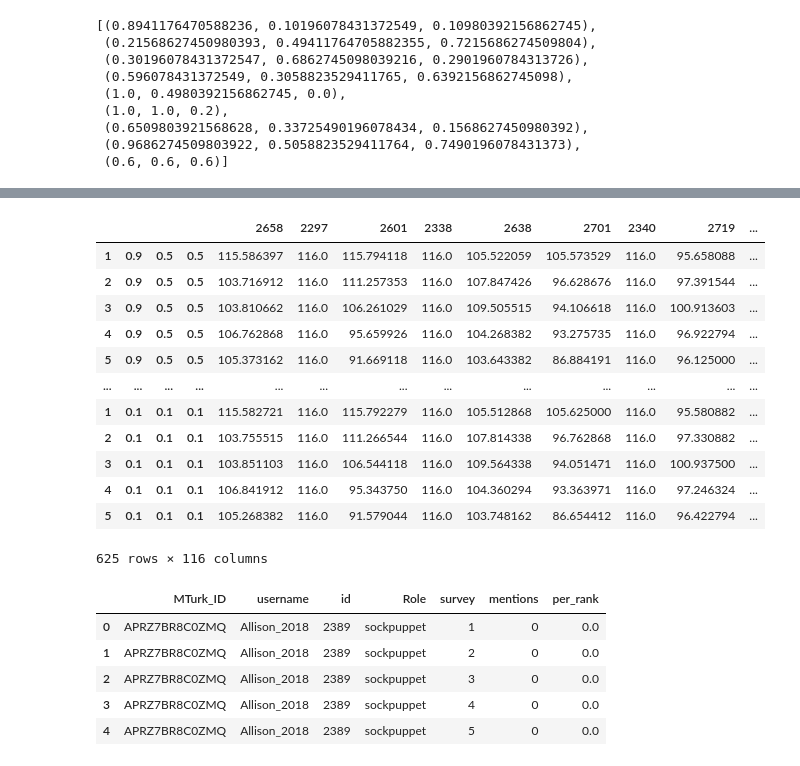
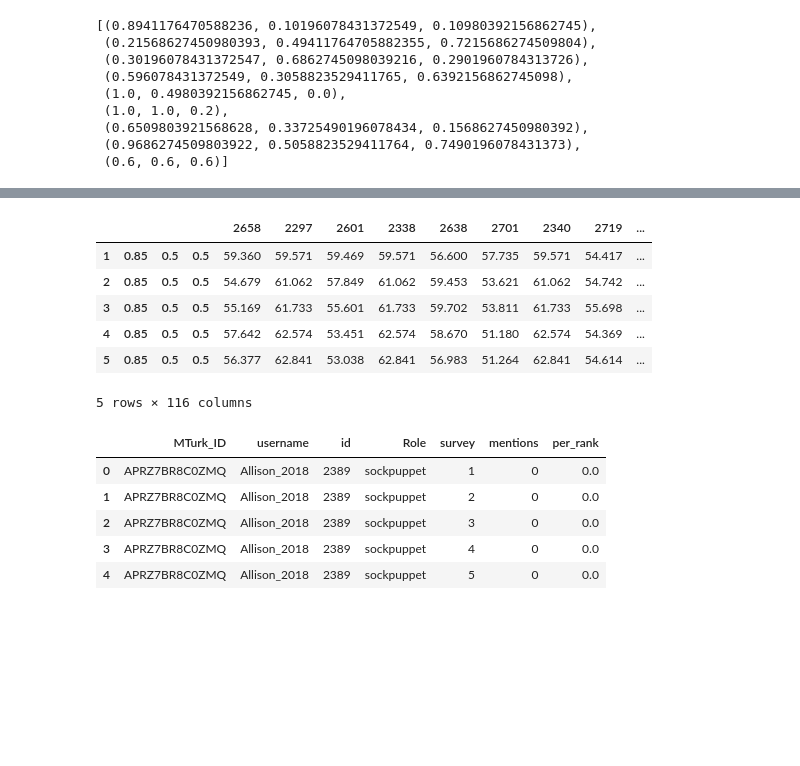
Before and after one commit to ruiliu310/dartpost-research, a Jupyter notebook: pr_results.ipynb, the cells around one changed output, grey strips where cells are left out. Drawn from its saved outputs; the diff is of its cells as text; code cells hidden in the pictures; blank space fills up the shorter version.

```diff
--- a/pr_results.ipynb
+++ b/pr_results.ipynb
@@ -107,5 +146,5 @@ for p in tqdm(G):
 # %%
-with open("res/pagerank/0.9-0.5-0.5.pkl", "rb") as fp:
+with open("res/pagerank/0.85-0.5-0.5.pkl", "rb") as fp:
     d = pickle.load(fp)
 # %%
 df_users[df_users["id"] == 2340]
@@ -118,12 +157,14 @@ user_list = df_users["id"].tolist()
 # user_list = df_users[df_users["isObserver"] == "f"]["id"].tolist()
 # %%
 obsr_list = [f"u{u}" for u in df_users[df_users["isObserver"] == "t"]["id"]]
-pr_alpha = 0.9
+pr_alpha = 0.85
 beta_a = 0.5
 beta_b = 0.5
 keyq = [(node_name, t, topic, polar, pr_alpha, beta_a, beta_b)
         for node_name in obsr_list for t in range(1,6) for topic in range(8) for polar in [0, 2]
        ]
+
+keyq = list(filter(lambda x: get_change(x[0], num2topic[x[2]])[x[1]-1]*(1-x[3]) > 0, tqdm(keyq)))
 # %%
 property_full = {k: d[k]["full_graph"] for k in tqdm(keyq)}
 property_exps = {k: d[k]["exps_graph"] for k in tqdm(keyq)}
@@ -180,6 +200,6 @@ pd.DataFrame.from_dict({
 # %%
 pab = [(p, a, b)
-    for p in [0.9, 0.7, 0.5, 0.3, 0.1]
+    for p in [0.85, 0.9, 0.7, 0.5, 0.3, 0.1]
     for a in [0.5, 0.9, 0.7, 0.3, 0.1]
     for b in [0.5, 0.9, 0.7, 0.3, 0.1]
 ]
@@ -191,7 +211,7 @@ def pr2rank(pr_value):
         if n[0] in ["p", "c"]:
             ret[G.nodes[n]["user"]] += pr_value[n]
     rank_value = [-ret[u] for u in user_list]
-    rank = rankdata(rank_value, "max")
+    rank = rankdata(rank_value, "average")
     # print(rankdata(rank, "min"))
     return dict(zip(user_list, rank))
 
@@ -204,6 +224,7 @@ def get_params(p, a, b):
     keyq = [(node_name, t, topic, polar, p, a, b)
             for node_name in obsr_list for t in range(1, 6) for topic in range(8) for polar in [0, 2]
             ]
+    # keyq = list(filter(lambda x: get_change(x[0], num2topic[x[2]])[x[1]-1]*(1-x[3]) > 0, keyq))
     ranks = [(k, pr2rank(d[k]["pr"])) for k in keyq]
     return ranks
 
@@ -230,21 +247,15 @@ display(df_inf.head())
 5 rows × 116 columns
 # %%
 avg_inf = df_inf.mean(axis=0, level=[1, 4, 5, 6])
-display(avg_inf)
+display(avg_inf.head(10))
 # %% [output]
 |  |  |  |  | 2658 | 2297 | 2601 | 2338 | 2638 | 2701 | 2340 | 2719 | ... |
-| 1 | 0.9 | 0.5 | 0.5 | 115.586397 | 116.0 | 115.794118 | 116.0 | 105.522059 | 105.573529 | 116.0 | 95.658088 | ... |
-| 2 | 0.9 | 0.5 | 0.5 | 103.716912 | 116.0 | 111.257353 | 116.0 | 107.847426 | 96.628676 | 116.0 | 97.391544 | ... |
-| 3 | 0.9 | 0.5 | 0.5 | 103.810662 | 116.0 | 106.261029 | 116.0 | 109.505515 | 94.106618 | 116.0 | 100.913603 | ... |
-| 4 | 0.9 | 0.5 | 0.5 | 106.762868 | 116.0 | 95.659926 | 116.0 | 104.268382 | 93.275735 | 116.0 | 96.922794 | ... |
-| 5 | 0.9 | 0.5 | 0.5 | 105.373162 | 116.0 | 91.669118 | 116.0 | 103.643382 | 86.884191 | 116.0 | 96.125000 | ... |
-| ... | ... | ... | ... | ... | ... | ... | ... | ... | ... | ... | ... | ... |
-| 1 | 0.1 | 0.1 | 0.1 | 115.582721 | 116.0 | 115.792279 | 116.0 | 105.512868 | 105.625000 | 116.0 | 95.580882 | ... |
-| 2 | 0.1 | 0.1 | 0.1 | 103.755515 | 116.0 | 111.266544 | 116.0 | 107.814338 | 96.762868 | 116.0 | 97.330882 | ... |
-| 3 | 0.1 | 0.1 | 0.1 | 103.851103 | 116.0 | 106.544118 | 116.0 | 109.564338 | 94.051471 | 116.0 | 100.937500 | ... |
-| 4 | 0.1 | 0.1 | 0.1 | 106.841912 | 116.0 | 95.343750 | 116.0 | 104.360294 | 93.363971 | 116.0 | 97.246324 | ... |
-| 5 | 0.1 | 0.1 | 0.1 | 105.268382 | 116.0 | 91.579044 | 116.0 | 103.748162 | 86.654412 | 116.0 | 96.422794 | ... |
+| 1 | 0.85 | 0.5 | 0.5 | 59.360 | 59.571 | 59.469 | 59.571 | 56.600 | 57.735 | 59.571 | 54.417 | ... |
+| 2 | 0.85 | 0.5 | 0.5 | 54.679 | 61.062 | 57.849 | 61.062 | 59.453 | 53.621 | 61.062 | 54.742 | ... |
+| 3 | 0.85 | 0.5 | 0.5 | 55.169 | 61.733 | 55.601 | 61.733 | 59.702 | 53.811 | 61.733 | 55.698 | ... |
+| 4 | 0.85 | 0.5 | 0.5 | 57.642 | 62.574 | 53.451 | 62.574 | 58.670 | 51.180 | 62.574 | 54.369 | ... |
+| 5 | 0.85 | 0.5 | 0.5 | 56.377 | 62.841 | 53.038 | 62.841 | 56.983 | 51.264 | 62.841 | 54.614 | ... |
-625 rows × 116 columns
+5 rows × 116 columns
 # %%
 pab_done = set([k[4:] for k in keys])
 pab_done = [tup for tup in pab if tup in pab_done]
```
Also changed, not shown: parts of 15 cells of this notebook, 5 other files.
